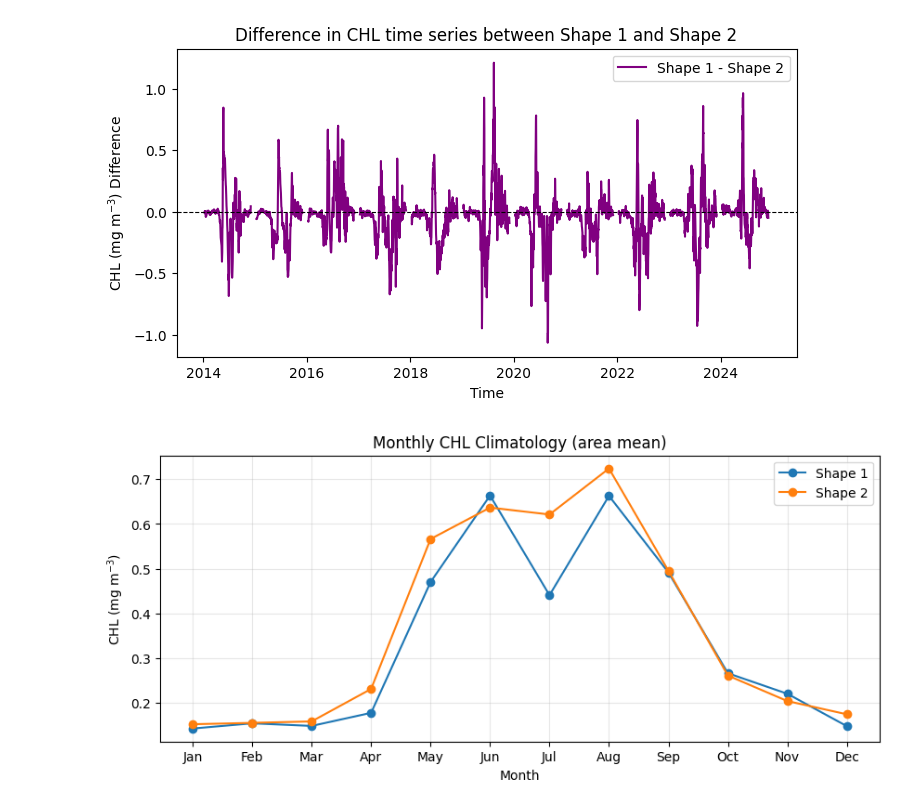
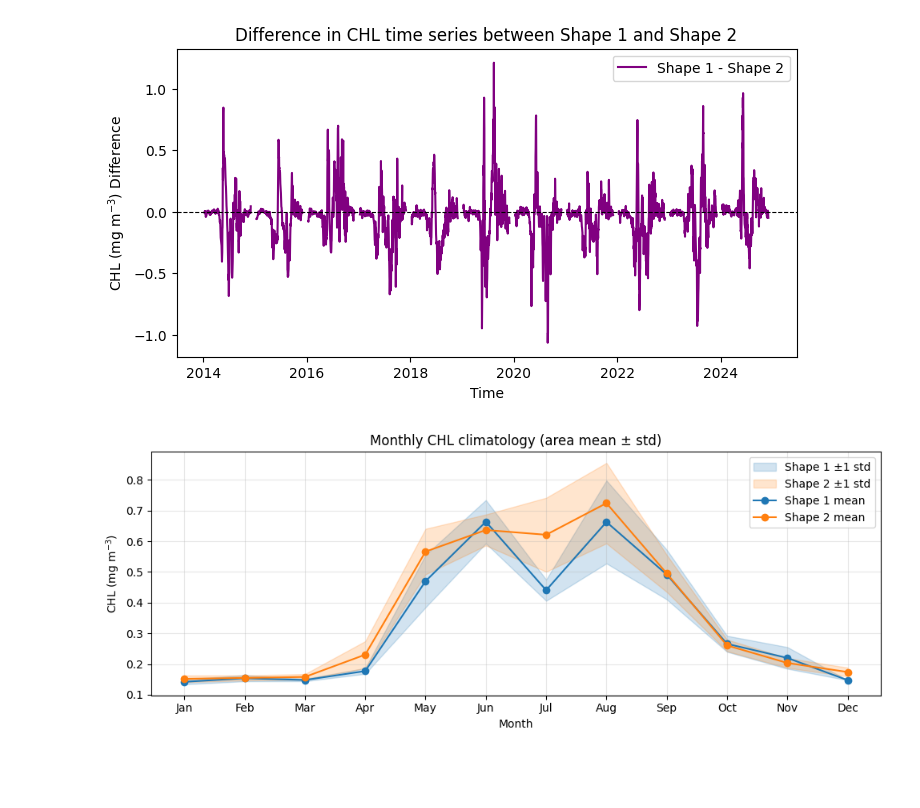
Before and after one commit to ROYVNZ/Masters, a Jupyter notebook: Scripts/Satellite_data.ipynb, the cells around one changed output. Saved outputs shown, nothing was run; the diff lists cells and outputs as text; code cells hidden in the pictures; blank space fills up the shorter version.

Commit message:
Implementation of std to Satellite data
A Std annual std raster was created for bathymetry limited and standard CHL raster

Standard Div was also produced for shape time series

```diff
--- a/Scripts/Satellite_data.ipynb
+++ b/Scripts/Satellite_data.ipynb
@@ -430,36 +474,53 @@ plt.show()
 # %% [output]
 [figure]
 # %%
-# Monthly Shape Climatology
-Shape1_mon = Shape1_CHL.resample(time = 'MS').mean()
+# Monthly Shape Climatology with standard deviation envelopes
+Shape1_mon = Shape1_CHL.resample(time='MS').mean()
 Shape1_clim12 = Shape1_mon.groupby('time.month').mean('time')
-Shape1_annual_mean = Shape1_clim12.mean('month', skipna=True)
+Shape1_area_mean = Shape1_clim12.mean(dim=('latitude', 'longitude'), skipna=True)
+Shape1_area_std = Shape1_clim12.std(dim=('latitude', 'longitude'), skipna=True)
 
-Shape2_mon = Shape2_CHL.resample(time = 'MS').mean()
+Shape2_mon = Shape2_CHL.resample(time='MS').mean()
 Shape2_clim12 = Shape2_mon.groupby('time.month').mean('time')
-Shape2_annual_mean = Shape2_clim12.mean('month', skipna=True)
+Shape2_area_mean = Shape2_clim12.mean(dim=('latitude', 'longitude'), skipna=True)
+Shape2_area_std = Shape2_clim12.std(dim=('latitude', 'longitude'), skipna=True)
 
-# Creating Spatial mean
-
-Shape1_area_mean = Shape1_clim12.mean(dim=("latitude", "longitude"), skipna=True)
-Shape2_area_mean = Shape2_clim12.mean(dim=("latitude", "longitude"), skipna=True)
-
-months = ['Jan','Feb','Mar','Apr','May','Jun','Jul','Aug','Sep','Oct','Nov','Dec']
+months_idx = Shape1_area_mean['month'].values
+months_labels = ['Jan','Feb','Mar','Apr','May','Jun','Jul','Aug','Sep','Oct','Nov','Dec']
 
 fig, ax = plt.subplots(figsize=(10, 4))
+shape1_color = 'tab:blue'
+shape2_color = 'tab:orange'
 
-Shape1_area_mean.plot(ax=ax,marker = "o", label="Shape 1")
-Shape2_area_mean.plot(ax=ax, marker = "o", label="Shape 2")
+ax.fill_between(
+    months_idx,
+    (Shape1_area_mean - Shape1_area_std).values,
+    (Shape1_area_mean + Shape1_area_std).values,
+    color=shape1_color,
+    alpha=0.2,
+    label='Shape 1 ±1 std'
+)
+ax.fill_between(
+    months_idx,
+    (Shape2_area_mean - Shape2_area_std).values,
+    (Shape2_area_mean + Shape2_area_std).values,
+    color=shape2_color,
+    alpha=0.2,
+    label='Shape 2 ±1 std'
+)
 
-ax.set_xticks(np.arange(1,13))
-ax.set_xticklabels(months)
+ax.plot(months_idx, Shape1_area_mean.values, marker='o', color=shape1_color, label='Shape 1 mean')
+ax.plot(months_idx, Shape2_area_mean.values, marker='o', color=shape2_color, label='Shape 2 mean')
+
+ax.set_xticks(np.arange(1, 13))
+ax.set_xticklabels(months_labels)
 ax.set_xlabel('Month')
-ax.set_ylabel("CHL (mg m$^{-3}$)")
-ax.set_title('Monthly CHL Climatology (area mean)')
+ax.set_ylabel('CHL (mg m$^{-3}$)')
+ax.set_title('Monthly CHL climatology (area mean ± std)')
+ax.grid(True, alpha=0.3)
 ax.legend()
-ax.grid(True, alpha=0.3)
-
+plt.tight_layout()
 plt.show()
 # %% [output]
-[figure, old version]
+[figure, new version]
 # %%
```
Also changed, not shown: parts of 5 cells of this notebook.
